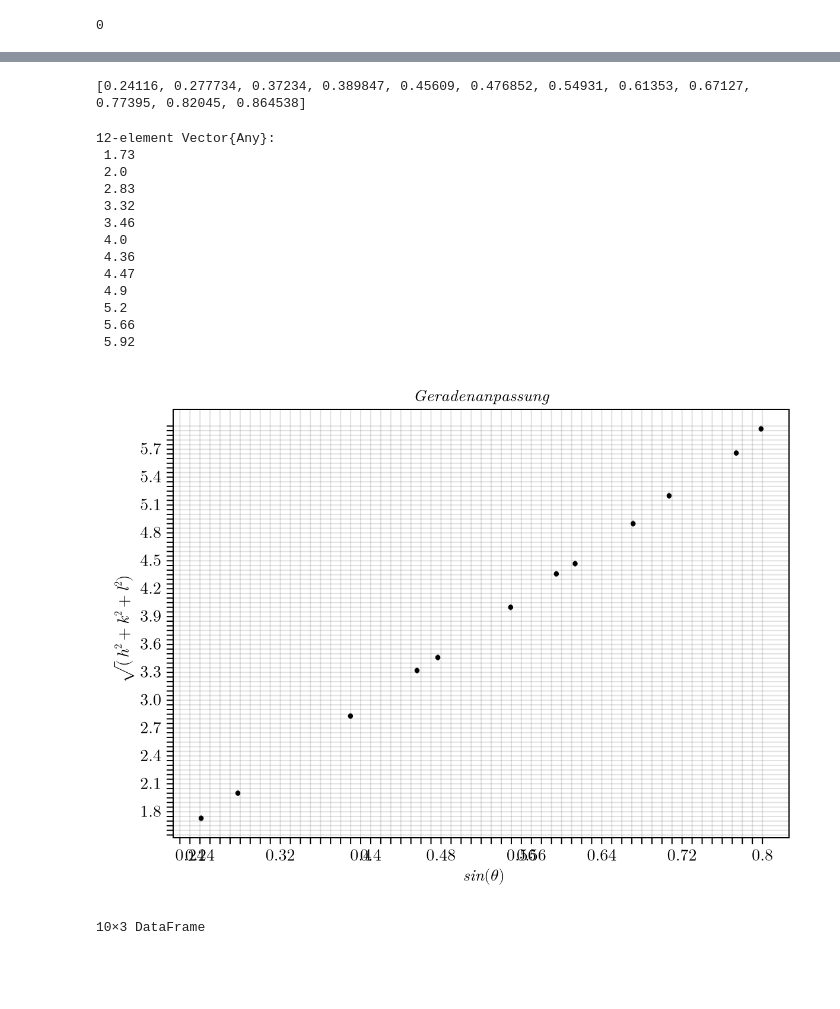
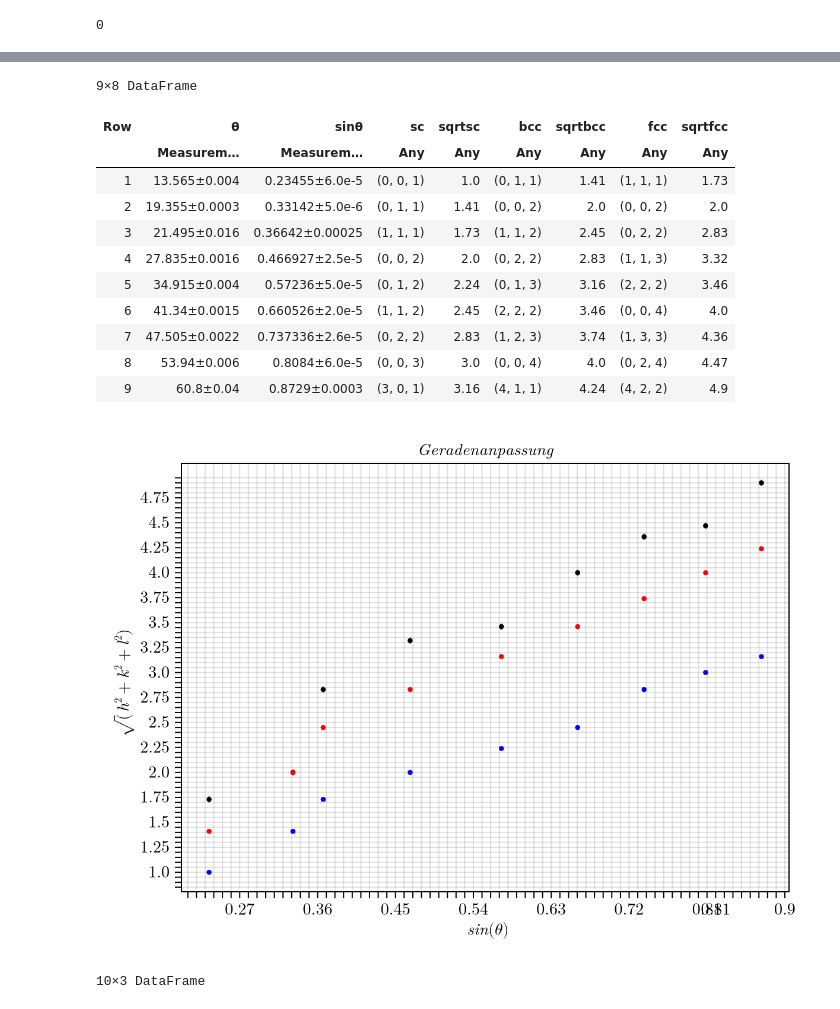
Before and after one commit to valu161/Praktikum_B_Lucas, a Jupyter notebook: Festkörperphysik/Röntgennografische_Methoden/Tabellen.ipynb, the cells around one changed output, grey strips where cells are left out. Saved outputs shown, nothing was run; the diff lists cells and outputs as text; code cells hidden in the pictures; blank space fills up the shorter version.

```diff
--- a/Festkörperphysik/Röntgennografische_Methoden/Tabellen.ipynb
+++ b/Festkörperphysik/Röntgennografische_Methoden/Tabellen.ipynb
@@ -230,7 +188,7 @@ fcc_sorted = [(N, fcc[N]) for N in sort(collect(keys(fcc)))]
 function table(th)
     row1 = round_measurement.(th ./2)
     row2 = round_measurement.(sin.((th ./2).*pi ./180))
-    sc, bcc, fcc = generate_reflections(5, length(th))
+    sc, bcc, fcc = generate_reflections(10, length(th))
     row3 = []
     row4 = []
     row5 = []
@@ -343,5 +300,5 @@ Suggestion: check for spelling errors or missing imports.
 # %%
 using CSV
 # %%
-messung = (DataFrame(load("C:/Users/va/Uni/Praktikum/Praktikum_B/Festkörperphysik/Röntgennografische_Methoden/Fittergebnisse_CSV/Probe_1_Gewichteter_Mittelwert.csv")))
+messung = (DataFrame(load("C:/Users/va/Uni/Praktikum/Praktikum_B/Festkörperphysik/Röntgennografische_Methoden/Fittergebnisse_CSV/Probe_3_Gewichteter_Mittelwert.csv")))
 # %% [output]
@@ -363,4 +317,4 @@ messung = (DataFrame(load("C:/Users/va/Uni/Praktikum/Praktikum_B/Festkörperphys
 # %%
 
-Probe_1 = measurement.(messung[:,1], messung[:,3].*2)
+Probe_1 = measurement.(messung[:,1], messung[:,2])
 # %% [output]
@@ -385,28 +336,27 @@ bcc = werte[:,6]
 fcc = werte[:,8]
 save("Wertetabelle.csv", werte)
 werte
-print(value.(th1))
-th1 = [0.24116, 0.277734, 0.389847, 0.45609, 0.476852, 0.54931, sin(36.5/180*pi), 0.61353, 0.67127,sin(45/180*pi), 0.77395, sin(53/180*pi)]
-fcc
+#print(value.(th1))
+#th1 = [0.24116, 0.277734, 0.389847, 0.45609, 0.476852, 0.54931, sin(36.5/180*pi), 0.61353, 0.67127,sin(45/180*pi), 0.77395, sin(53/180*pi)]
 # %% [output]
-[0.24116, 0.277734, 0.37234, 0.389847, 0.45609, 0.476852, 0.54931, 0.61353, 0.67127, 0.77395, 0.82045, 0.864538]
+9×8 DataFrame
-12-element Vector{Any}:
- 1.73
- 2.0
- 2.83
- 3.32
- 3.46
- 4.0
- 4.36
- 4.47
- 4.9
- 5.2
- 5.66
- 5.92
+| Row | θ | sinθ | sc | sqrtsc | bcc | sqrtbcc | fcc | sqrtfcc |
+|  | Measurem… | Measurem… | Any | Any | Any | Any | Any | Any |
+| 1 | 13.565±0.004 | 0.23455±6.0e-5 | (0, 0, 1) | 1.0 | (0, 1, 1) | 1.41 | (1, 1, 1) | 1.73 |
+| 2 | 19.355±0.0003 | 0.33142±5.0e-6 | (0, 1, 1) | 1.41 | (0, 0, 2) | 2.0 | (0, 0, 2) | 2.0 |
+| 3 | 21.495±0.016 | 0.36642±0.00025 | (1, 1, 1) | 1.73 | (1, 1, 2) | 2.45 | (0, 2, 2) | 2.83 |
+| 4 | 27.835±0.0016 | 0.466927±2.5e-5 | (0, 0, 2) | 2.0 | (0, 2, 2) | 2.83 | (1, 1, 3) | 3.32 |
+| 5 | 34.915±0.004 | 0.57236±5.0e-5 | (0, 1, 2) | 2.24 | (0, 1, 3) | 3.16 | (2, 2, 2) | 3.46 |
+| 6 | 41.34±0.0015 | 0.660526±2.0e-5 | (1, 1, 2) | 2.45 | (2, 2, 2) | 3.46 | (0, 0, 4) | 4.0 |
+| 7 | 47.505±0.0022 | 0.737336±2.6e-5 | (0, 2, 2) | 2.83 | (1, 2, 3) | 3.74 | (1, 3, 3) | 4.36 |
+| 8 | 53.94±0.006 | 0.8084±6.0e-5 | (0, 0, 3) | 3.0 | (0, 0, 4) | 4.0 | (0, 2, 4) | 4.47 |
+| 9 | 60.8±0.04 | 0.8729±0.0003 | (3, 0, 1) | 3.16 | (4, 1, 1) | 4.24 | (4, 2, 2) | 4.9 |
 # %%
-x = th1
-#x = value.(th1)##ANPASSEN##
-y = fcc ##ANPASSEN##
+#x = th1
+x = value.(th1)##ANPASSEN##
+y1 = fcc ##ANPASSEN##
+y2 = bcc ##ANPASSEN##
+y3 = sc  ##ANPASSEN##
 #Fehler-Array mit gleichem Fehler
 Δx= delth
 Δy= 0
@@ -420,39 +370,41 @@ end=#
 end=#
 
 with_theme(theme_latexfonts()) do
     fig = Figure()
     ax = Axis(fig[1,1])
     #Fehlerbalken
     #errorbars!(ax, x, y, Δy, color=:grey, whiskerwidth = 5)
-    errorbars!(ax, x, y, Δx, color=:grey, whiskerwidth = 5, direction = :x)
+    errorbars!(ax, x, y1, Δx, color=:grey, whiskerwidth = 5, direction = :x)
     #Messwerte
-    scatter!(ax,x, y, markersize = 6, color=:black)
+    scatter!(ax,x, y1, markersize = 6, color=:black)
+    scatter!(ax,x, y2, markersize = 6, color=:red)
+    scatter!(ax,x, y3, markersize = 6, color=:blue)
 
     ax.title = L"$Geradenanpassung$" ##ANPASSEN##
 
 
     #Skalierung der x-Achse ##ANPASSEN##
 xticks = nice_ticks_and_labels(x, n_labels=11, n_ticks=10)[1]
 xticklabels = nice_ticks_and_labels(x, n_labels=11, n_ticks=40)[2]
 aligned_xlabels = alignedlabels(xticks, xticklabels)
 #Skalierung der y-Achse ##ANPASSEN##
-yticks = nice_ticks_and_labels(y, n_labels=21)[1]
-yticklabels = nice_ticks_and_labels(y, n_labels=21)[2]
+yticks = nice_ticks_and_labels(y1, n_labels=21)[1]
+yticklabels = nice_ticks_and_labels(y1, n_labels=21)[2]
 aligned_ylabels = alignedlabels(yticks, yticklabels)
 ax.xlabel = L" $sin(\theta)$" ##ANPASSEN##
 ax.ylabel = L"$\sqrt(h^2 +k^2 +l^2)$  " ##ANPASSEN##
 
 ax.xticks = (xticks, aligned_xlabels)
 ax.yticks = (yticks, aligned_ylabels)
 
 #axislegend(ax; position=(:left, :top))
     #plot speichern
-    save("Messung_Probe1_bcc.png", fig, px_per_unit = 2) ##ANPASSEN##
+    save("Messung_Probe2_sc.png", fig, px_per_unit = 2) ##ANPASSEN##
 
     fig
 end
 # %% [output]
-[figure, old version]
+[figure, new version]
 # %%
 x, y, z =(generate_reflections(10,10))
 
```
Also changed, not shown: parts of 5 cells of this notebook.
